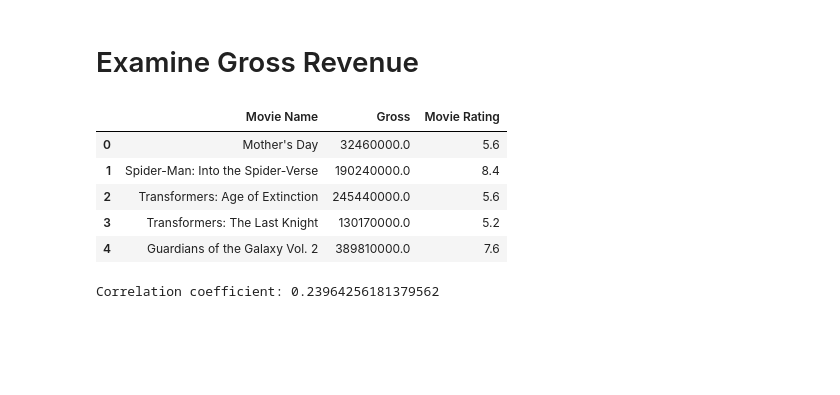
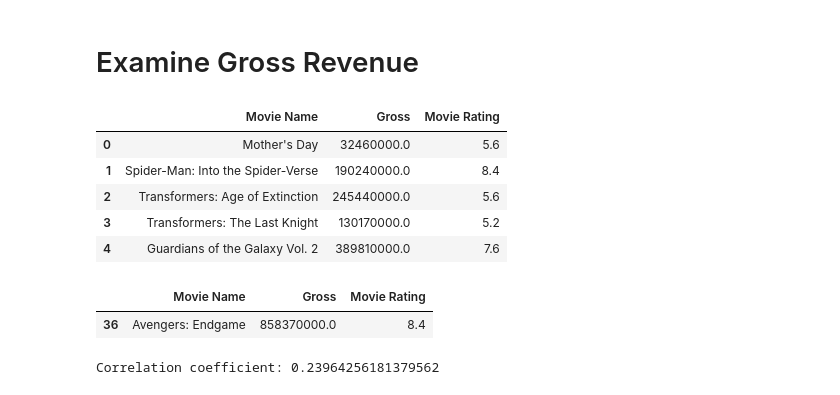
Before and after one commit to rackhamsauer/Project-1, a Jupyter notebook: Juliet's Contributions.ipynb, the cells around one changed output. Drawn from its saved outputs; the diff is of its cells as text; code cells hidden in the pictures; blank space fills up the shorter version.

```diff
--- a/Juliet's Contributions.ipynb
+++ b/Juliet's Contributions.ipynb
@@ -134,6 +141,13 @@ gross_df.head()
 | 2 | Transformers: Age of Extinction | 245440000.0 | 5.6 |
 | 3 | Transformers: The Last Knight | 130170000.0 | 5.2 |
 | 4 | Guardians of the Galaxy Vol. 2 | 389810000.0 | 7.6 |
+# %%
+# Find the movie with the highest gross revenue
+high_gross = gross_df.nlargest(1,"Gross")
+high_gross
+# %% [output]
+|  | Movie Name | Gross | Movie Rating |
+| 36 | Avengers: Endgame | 858370000.0 | 8.4 |
 # %%
 #Find correlation
 correlation = gross_df[['Gross', 'Movie Rating']].corr()
```
Also changed, not shown: parts of 1 cell of this notebook.
